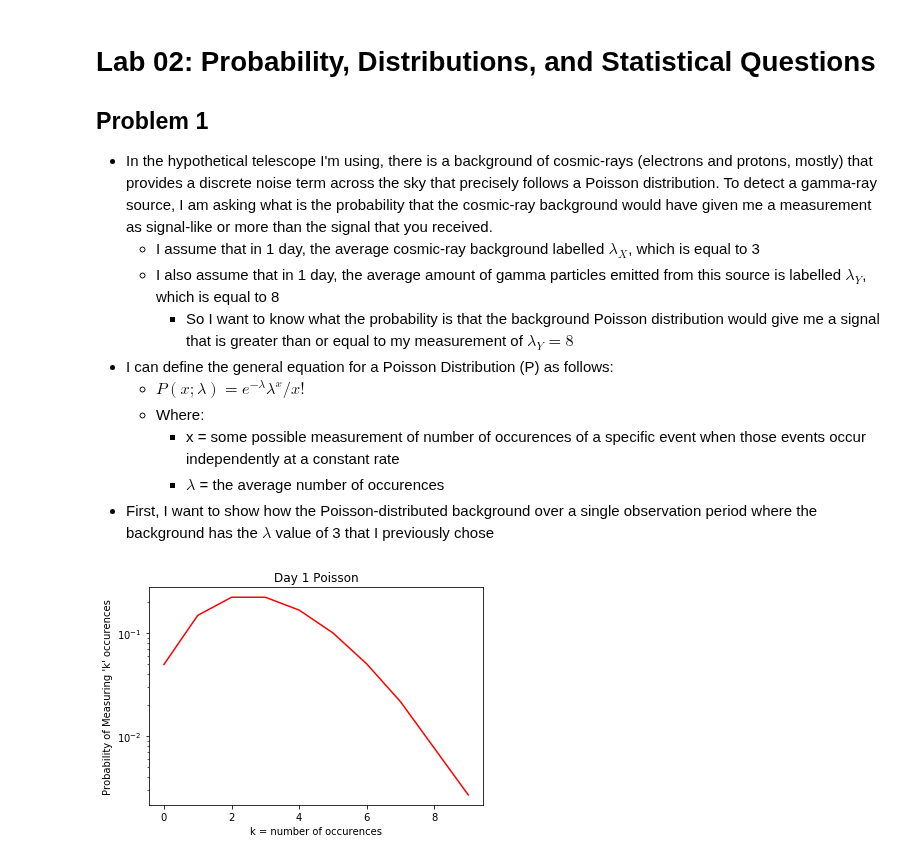
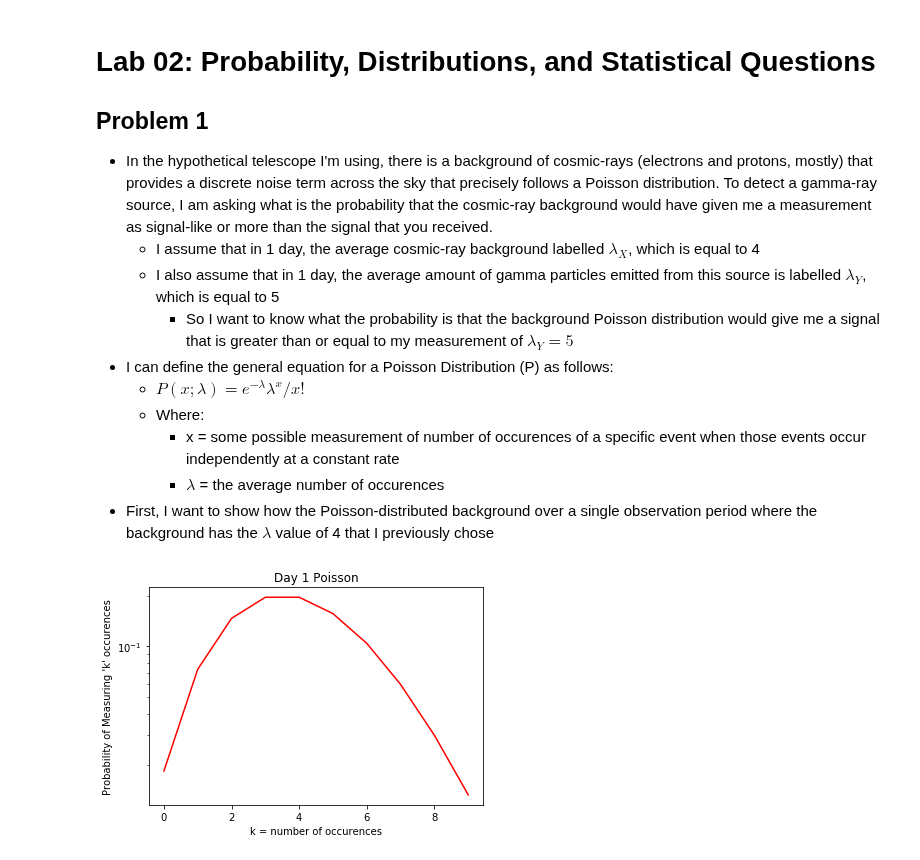
Before and after one commit to jbc1216/434-Portfolio, a Jupyter notebook: FinchCarr_Lab02.ipynb, the cells around one changed output. Saved outputs shown, nothing was run; the diff lists cells and outputs as text; code cells hidden in the pictures.

```diff
--- a/FinchCarr_Lab02.ipynb
+++ b/FinchCarr_Lab02.ipynb
@@ -3,15 +3,15 @@
 ## Problem 1
 
 - In the hypothetical telescope I'm using, there is a background of cosmic-rays (electrons and protons, mostly) that provides a discrete noise term across the sky that precisely follows a Poisson distribution. To detect a gamma-ray source, I am asking what is the probability that the cosmic-ray background would have given me a measurement as signal-like or more than the signal that you received.
-  - I assume that in 1 day, the average cosmic-ray background labelled $\lambda_X$, which is equal to 3
-  - I also assume that in 1 day, the average amount of gamma particles emitted from this source is labelled $\lambda_Y$, which is equal to 8
-    - So I want to know what the probability is that the background Poisson distribution would give me a signal that is greater than or equal to my measurement of $\lambda_Y=8$
+  - I assume that in 1 day, the average cosmic-ray background labelled $\lambda_X$, which is equal to 4
+  - I also assume that in 1 day, the average amount of gamma particles emitted from this source is labelled $\lambda_Y$, which is equal to 5
+    - So I want to know what the probability is that the background Poisson distribution would give me a signal that is greater than or equal to my measurement of $\lambda_Y=5$
 - I can define the general equation for a Poisson Distribution (P) as follows:
   - $P(x;\lambda) = e^{-\lambda}\lambda^{x} / x!$
   - Where:
     - x = some possible measurement of number of occurences of a specific event when those events occur independently at a constant rate
     - $\lambda$ = the average number of occurences
-- First, I want to show how the Poisson-distributed background over a single observation period where the background has the $\lambda$ value of 3 that I previously chose
+- First, I want to show how the Poisson-distributed background over a single observation period where the background has the $\lambda$ value of 4 that I previously chose
 # %%
 # Finch's Imports
 import numpy as np
@@ -25,16 +25,17 @@ import random
 # %%
 # Let's plot a Day-1 Poisson Distribution
 fig, ax = plt.subplots(1,1)
 plt.yscale('log')
-lamX = muX = 3
+lamX = muX = 4
+muY = 5
 k = np.sort(stats.poisson.rvs(mu=muX, size=100))
 
 Poisson1 = stats.poisson.pmf(k, mu=muX)
 ax.plot(k, Poisson1, 'r-', ms=8, label='Poisson PMF')
 plt.xlabel('k = number of occurences')
 plt.ylabel('Probability of Measuring \'k\' occurences')
 plt.title('Day 1 Poisson')
 plt.show()
 # %% [output]
-[figure, old version]
+[figure, new version]
 # %% [markdown]
```
Also changed, not shown: parts of 23 cells of this notebook.
